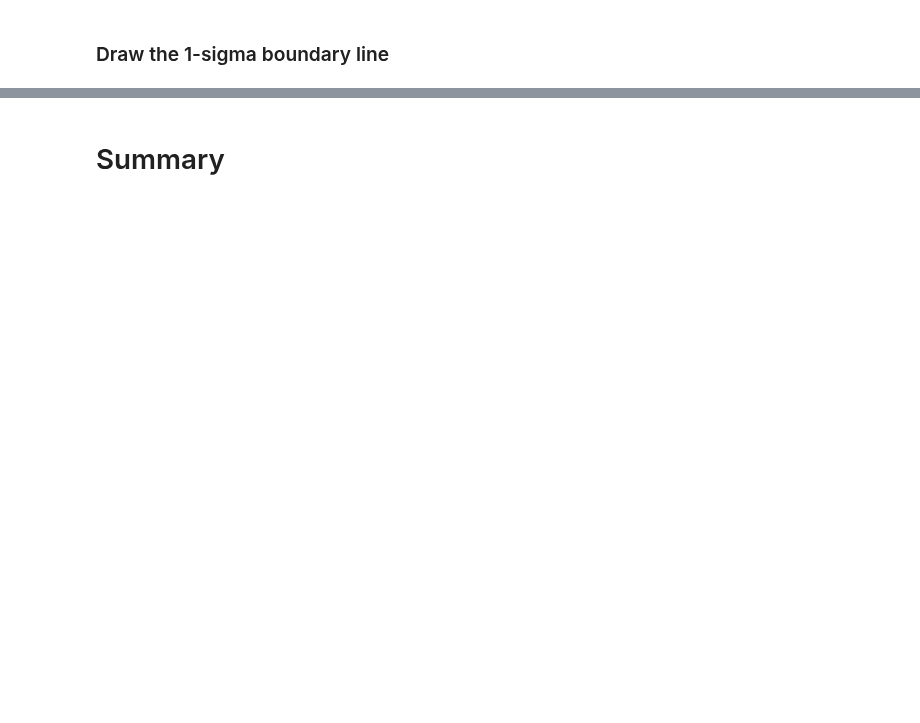
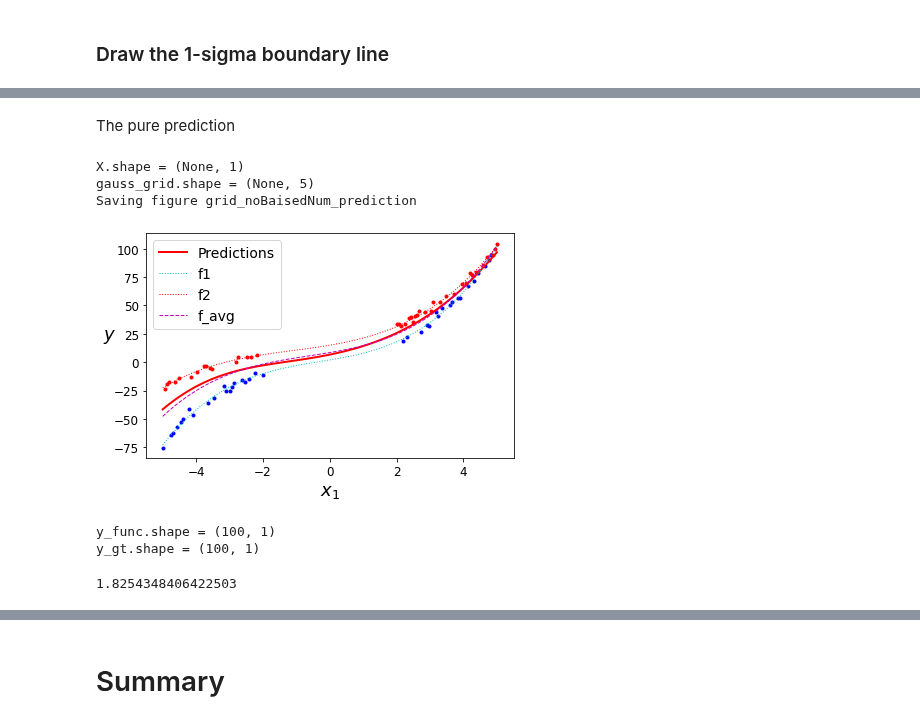
Before and after one commit to Benson516/HandsOnML2_learn, a Jupyter notebook: regression_test_2.ipynb, the cells around one changed output, grey strips where cells are left out. Cells and saved outputs as stored; diff of their text form; code cells hidden in the pictures; blank space fills up the shorter version.

```diff
--- a/regression_test_2.ipynb
+++ b/regression_test_2.ipynb
@@ -1207,0 +1244,23 @@ TypeError: in user code:
+# %% [markdown]
+The pure prediction
+# %%
+draw_points(X_train, y_train, sid_train)
+draw_func(model.predict, mark='r-', linewidth=2, label="Predictions")
+draw_normal_func(func_dict)
+plt.xlabel("$x_1$", fontsize=18)
+plt.ylabel("$y$", rotation=0, fontsize=18)
+plt.legend(loc="upper left", fontsize=14)
+# plt.axis([-3, 3, 0, 10])
+save_fig("grid_noBaisedNum_prediction")
+plt.show()
+# %% [output]
+X.shape = (None, 1)
+gauss_grid.shape = (None, 5)
+Saving figure grid_noBaisedNum_prediction
+[figure, added]
+# %%
+get_prediction_error(model.predict, func_dict, name="grid-noBiaseNum")
+# %% [output]
+y_func.shape = (100, 1)
+y_gt.shape = (100, 1)
+1.8254348406422503
```
Also changed, not shown: parts of 44 cells of this notebook.
